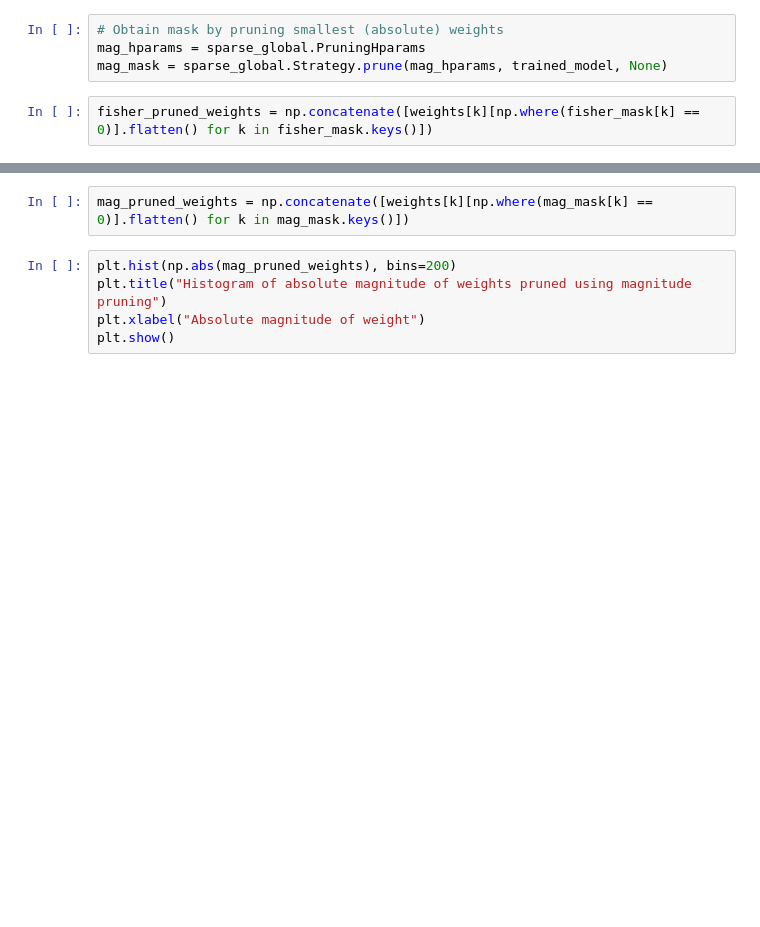
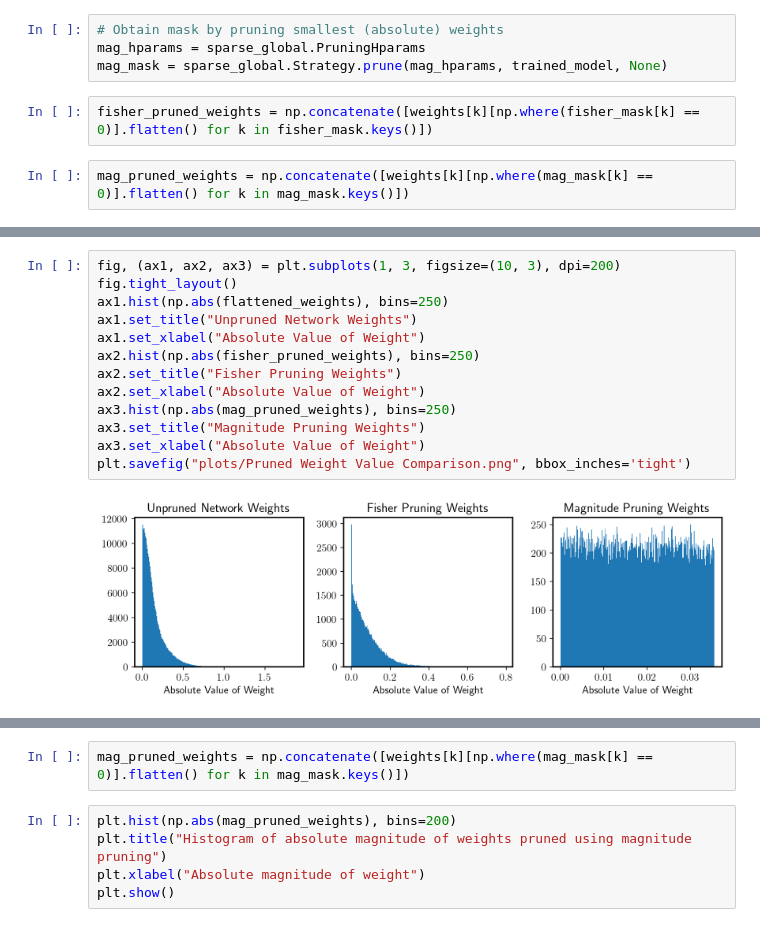
Before and after one commit to Thomas-Christie/lth, a Jupyter notebook: experimentation/fisher_vs_magnitude_comparison.ipynb, the cells around one changed output, grey strips where cells are left out. Cells and saved outputs as stored; diff of their text form; blank space fills up the shorter version.

```diff
--- a/experimentation/fisher_vs_magnitude_comparison.ipynb
+++ b/experimentation/fisher_vs_magnitude_comparison.ipynb
@@ -35,3 +40,5 @@ mag_hparams = sparse_global.PruningHparams
 mag_mask = sparse_global.Strategy.prune(mag_hparams, trained_model, None)
 # %%
 fisher_pruned_weights = np.concatenate([weights[k][np.where(fisher_mask[k] == 0)].flatten() for k in fisher_mask.keys()])
+# %%
+mag_pruned_weights = np.concatenate([weights[k][np.where(mag_mask[k] == 0)].flatten() for k in mag_mask.keys()])
@@ -38 +55,16 @@ fisher_pruned_weights = np.concatenate([weights[k][np.where(fisher_mask[k] == 0)
+# %%
+fig, (ax1, ax2, ax3) = plt.subplots(1, 3, figsize=(10, 3), dpi=200)
+fig.tight_layout()
+ax1.hist(np.abs(flattened_weights), bins=250)
+ax1.set_title("Unpruned Network Weights")
+ax1.set_xlabel("Absolute Value of Weight")
+ax2.hist(np.abs(fisher_pruned_weights), bins=250)
+ax2.set_title("Fisher Pruning Weights")
+ax2.set_xlabel("Absolute Value of Weight")
+ax3.hist(np.abs(mag_pruned_weights), bins=250)
+ax3.set_title("Magnitude Pruning Weights")
+ax3.set_xlabel("Absolute Value of Weight")
+plt.savefig("plots/Pruned Weight Value Comparison.png", bbox_inches='tight')
+# %% [output]
+[figure, added]
 # %%
```
Also changed, not shown: parts of 7 cells of this notebook, 1 other file.
